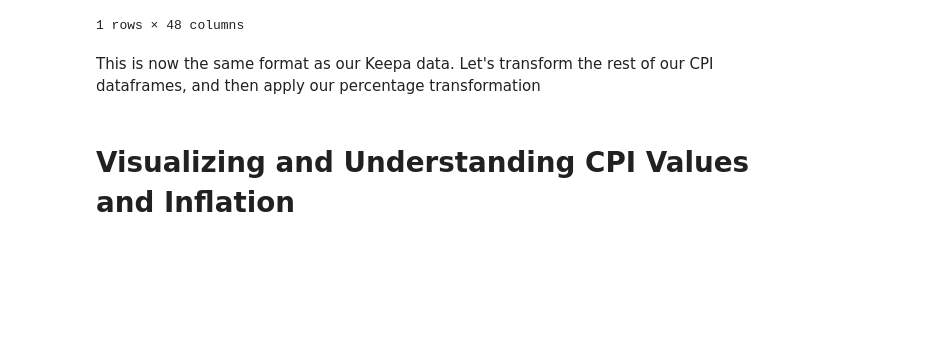
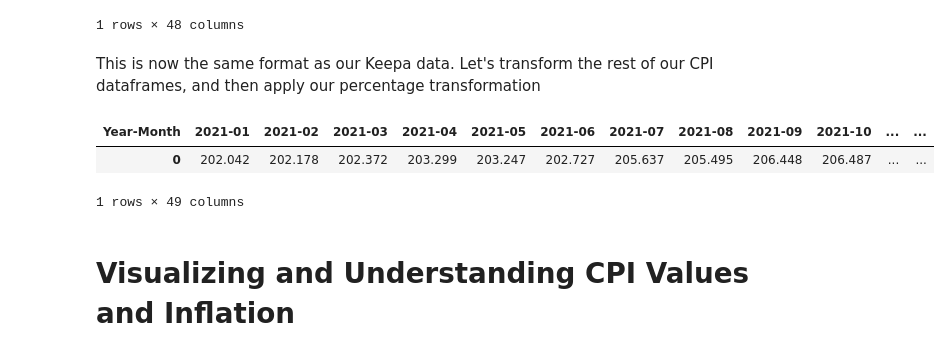
Before and after one commit to domwrm/Amazon-Pricing-Anlysis, a Jupyter notebook: EDACheckpoint_Group031_WI25.ipynb, the cells around one changed output. Drawn from its saved outputs; the diff is of its cells as text; code cells hidden in the pictures; blank space fills up the shorter version.

```diff
--- a/EDACheckpoint_Group031_WI25.ipynb
+++ b/EDACheckpoint_Group031_WI25.ipynb
@@ -736,22 +744,27 @@ This is now the same format as our Keepa data. Let's transform the rest of our C
 # %%
 apparel = style_transform(apparel)
 apparel_perc = cpi_perc(apparel)
 appliances = style_transform(appliances)
 appliances_perc = cpi_perc(appliances)
 commodities = style_transform(commodities)
 commodities_perc = cpi_perc(commodities)
 durables = style_transform(durables)
 durables_perc = cpi_perc(durables)
 nondurables = style_transform(nondurables)
 nondurables_perc = cpi_perc(nondurables)
 presc_drugs = style_transform(presc_drugs)
 presc_drugs_perc = cpi_perc(presc_drugs)
 rec = style_transform(rec)
 rec_perc = cpi_perc(rec)
 toys = style_transform(toys)
 toys_perc = cpi_perc(toys)
 pets = style_transform(pets_and_prods)
 pets_perc = cpi_perc(pets)
+pets
+# %% [output]
+| Year-Month | 2021-01 | 2021-02 | 2021-03 | 2021-04 | 2021-05 | 2021-06 | 2021-07 | 2021-08 | 2021-09 | 2021-10 | ... | ... |
+| 0 | 202.042 | 202.178 | 202.372 | 203.299 | 203.247 | 202.727 | 205.637 | 205.495 | 206.448 | 206.487 | ... | ... |
+1 rows × 49 columns
 # %% [markdown]
 # Visualizing and Understanding CPI Values and Inflation
 # %%
```
Also changed, not shown: parts of 31 cells of this notebook.
